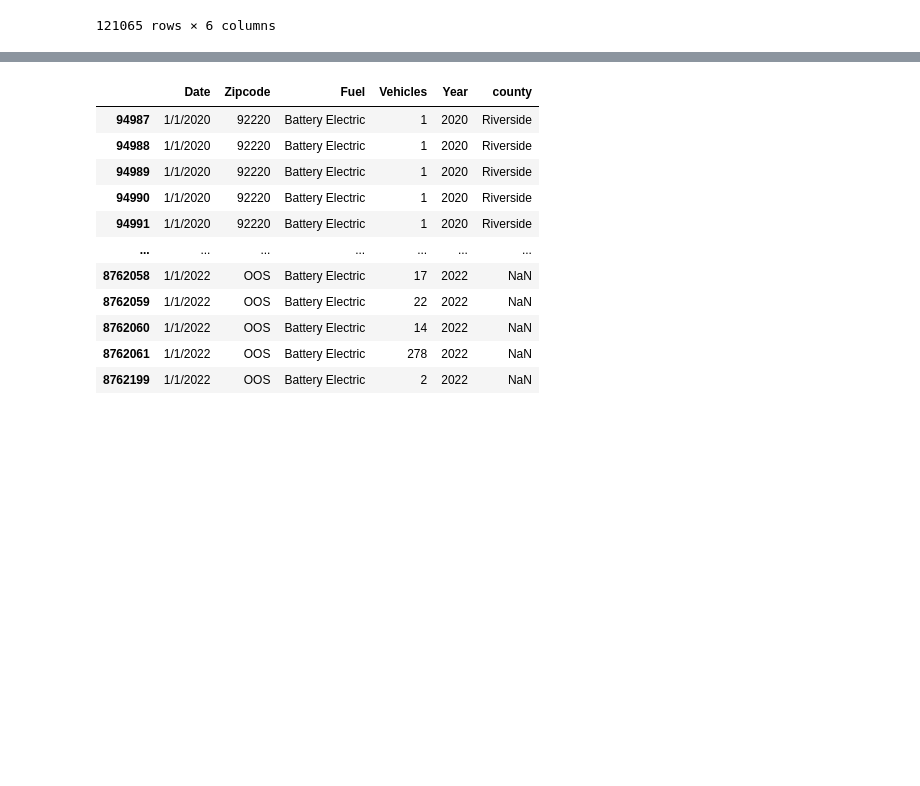
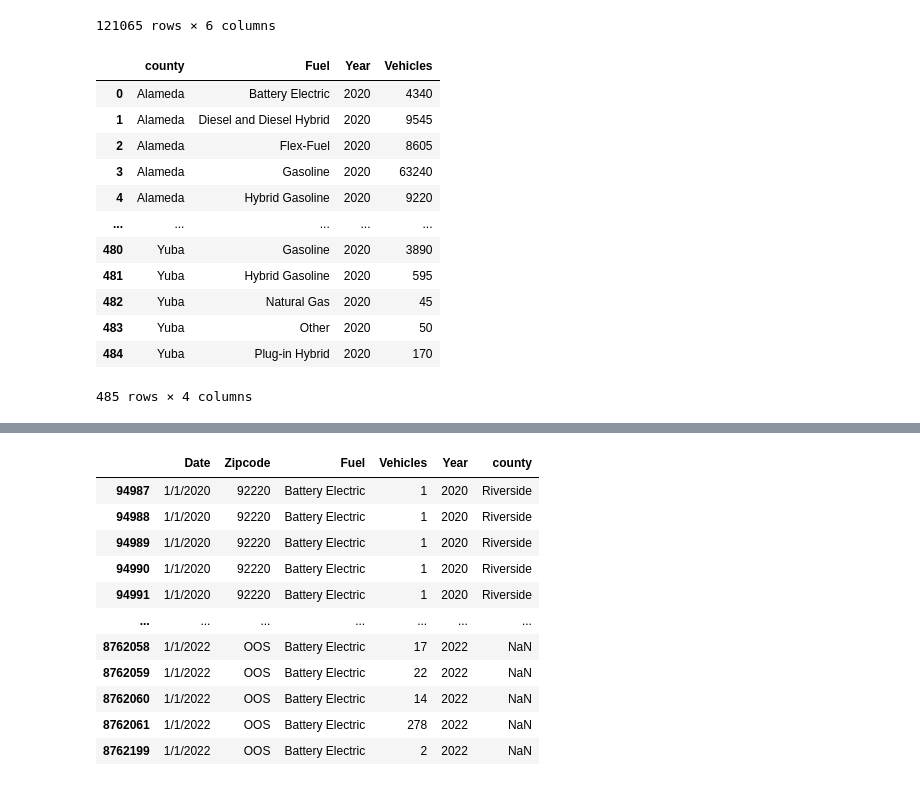
Before and after one commit to JaredWillson/group_9_project_1, a Jupyter notebook: Ginaupdates.ipynb, the cells around one changed output, grey strips where cells are left out. Drawn from its saved outputs; the diff is of its cells as text; code cells hidden in the pictures; blank space fills up the shorter version.

```diff
--- a/Ginaupdates.ipynb
+++ b/Ginaupdates.ipynb
@@ -151,3 +155,22 @@ county_year_data
 | 7911788 | 1/1/2022 | 94710 | Flex-Fuel | 10 | 2022 | Alameda |
 | 7911789 | 1/1/2022 | 94710 | Flex-Fuel | 10 | 2022 | Alameda |
 121065 rows × 6 columns
+# %%
+# getting all the data for 2020 with counties
+fuel_types_2020 = merged_data_all[merged_data_all['Year'] == 2020]
+fuel_types_2020 = fuel_types_2020.groupby(['county','Fuel', 'Year']).agg({'Vehicles': 'count'}).reset_index()
+fuel_types_2020
+# %% [output]
+|  | county | Fuel | Year | Vehicles |
+| 0 | Alameda | Battery Electric | 2020 | 4340 |
+| 1 | Alameda | Diesel and Diesel Hybrid | 2020 | 9545 |
+| 2 | Alameda | Flex-Fuel | 2020 | 8605 |
+| 3 | Alameda | Gasoline | 2020 | 63240 |
+| 4 | Alameda | Hybrid Gasoline | 2020 | 9220 |
+| ... | ... | ... | ... | ... |
+| 480 | Yuba | Gasoline | 2020 | 3890 |
+| 481 | Yuba | Hybrid Gasoline | 2020 | 595 |
+| 482 | Yuba | Natural Gas | 2020 | 45 |
+| 483 | Yuba | Other | 2020 | 50 |
+| 484 | Yuba | Plug-in Hybrid | 2020 | 170 |
+485 rows × 4 columns
```
Also changed, not shown: parts of 9 cells of this notebook, 1 other file.
